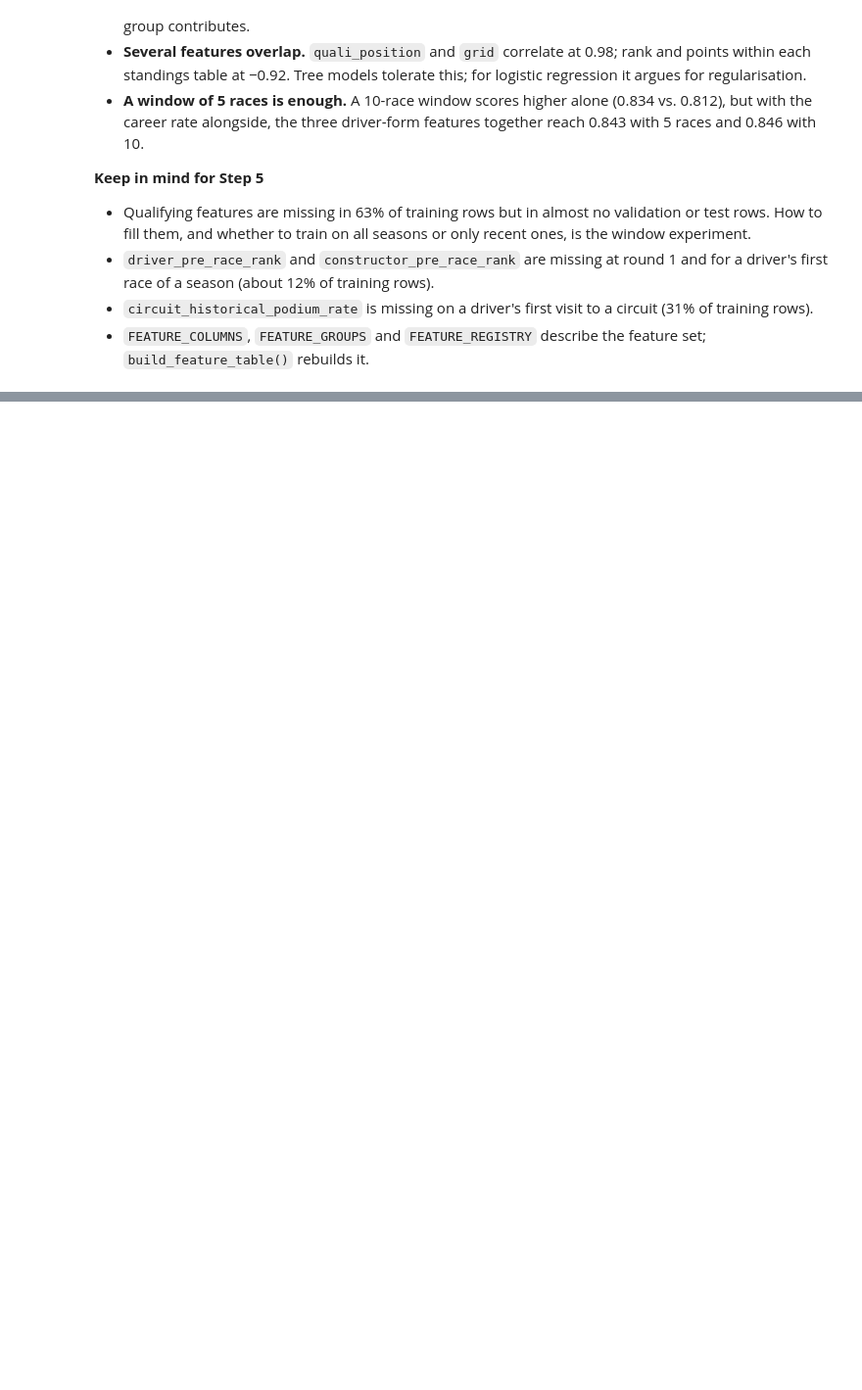
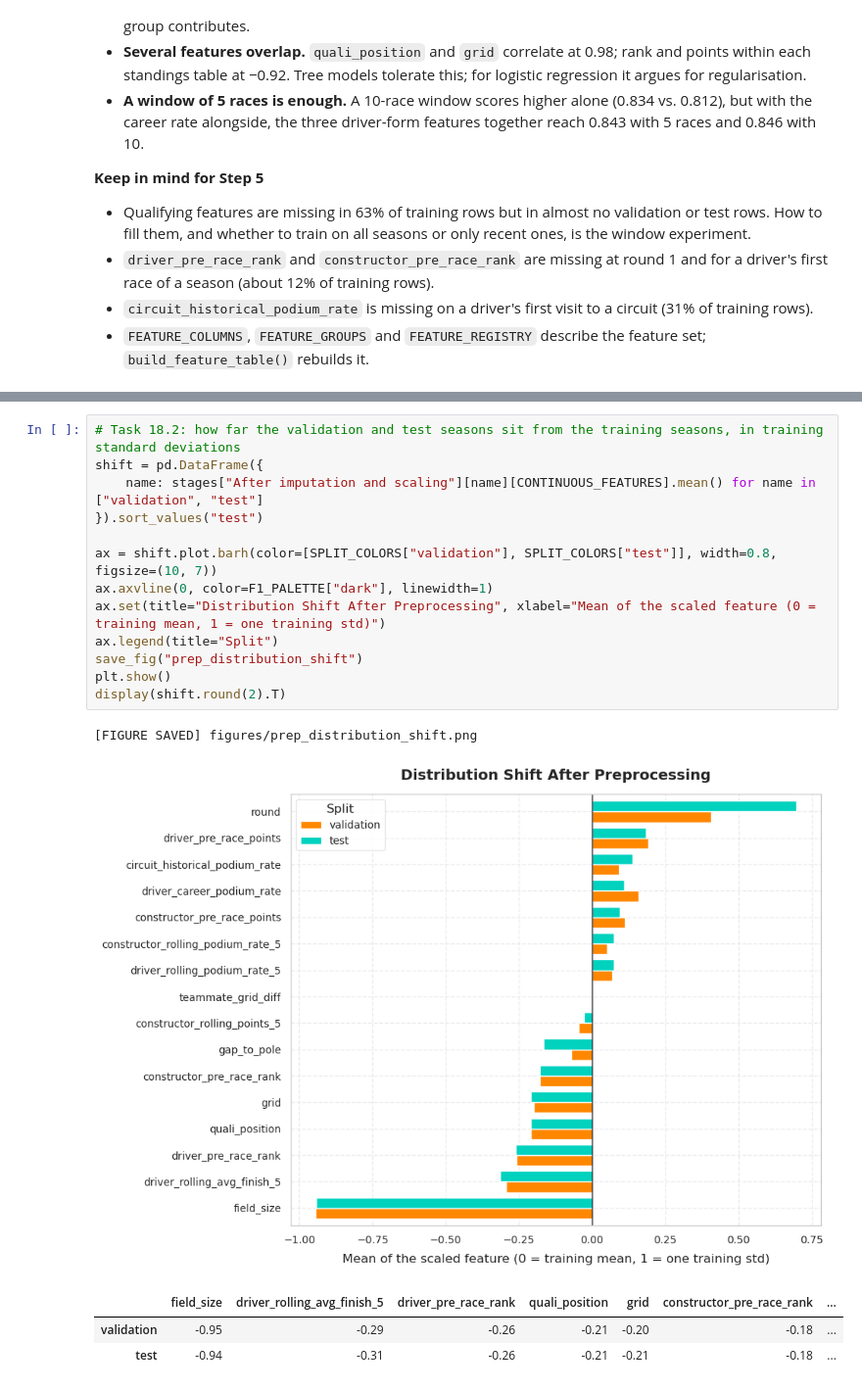
Before and after one commit to Abdel-RahmanIII/Formula-1, a Jupyter notebook: formula-1.ipynb, the cells around one changed output, grey strips where cells are left out. Shown at 98% size. Saved outputs shown, nothing was run; the diff lists cells and outputs as text; blank space fills up the shorter version.

```diff
--- a/formula-1.ipynb
+++ b/formula-1.ipynb
@@ -2241,0 +2563,19 @@ display(pd.DataFrame(window_scores).round(3))
+# %%
+# Task 18.2: how far the validation and test seasons sit from the training seasons, in training standard deviations
+shift = pd.DataFrame({
+    name: stages["After imputation and scaling"][name][CONTINUOUS_FEATURES].mean() for name in ["validation", "test"]
+}).sort_values("test")
+
+ax = shift.plot.barh(color=[SPLIT_COLORS["validation"], SPLIT_COLORS["test"]], width=0.8, figsize=(10, 7))
+ax.axvline(0, color=F1_PALETTE["dark"], linewidth=1)
+ax.set(title="Distribution Shift After Preprocessing", xlabel="Mean of the scaled feature (0 = training mean, 1 = one training std)")
+ax.legend(title="Split")
+save_fig("prep_distribution_shift")
+plt.show()
+display(shift.round(2).T)
+# %% [output]
+[FIGURE SAVED] figures/prep_distribution_shift.png
+[figure, added]
+|  | field_size | driver_rolling_avg_finish_5 | driver_pre_race_rank | quali_position | grid | constructor_pre_race_rank | ... |
+| validation | -0.95 | -0.29 | -0.26 | -0.21 | -0.20 | -0.18 | ... |
+| test | -0.94 | -0.31 | -0.26 | -0.21 | -0.21 | -0.18 | ... |
```
Also changed, not shown: parts of 26 cells of this notebook, 6 other files.
